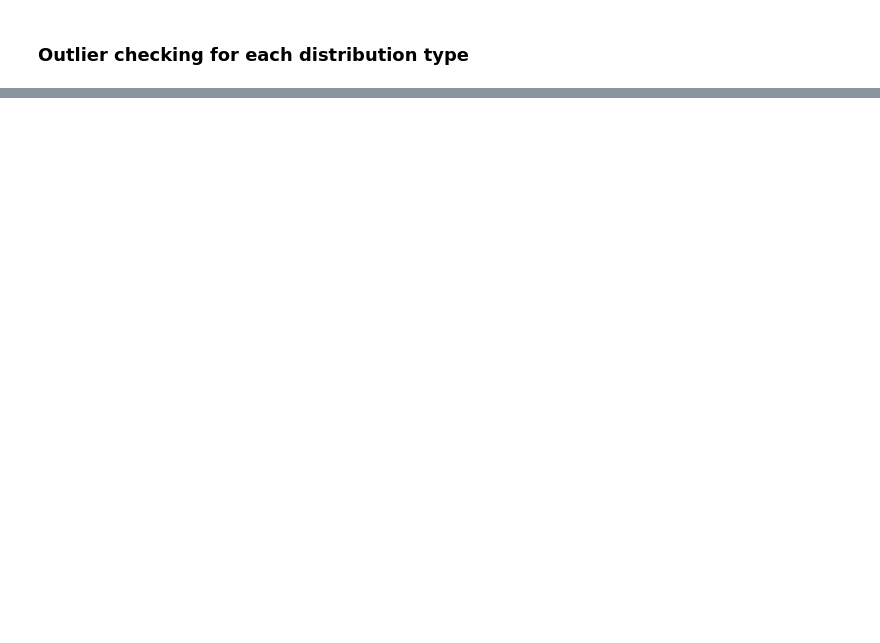
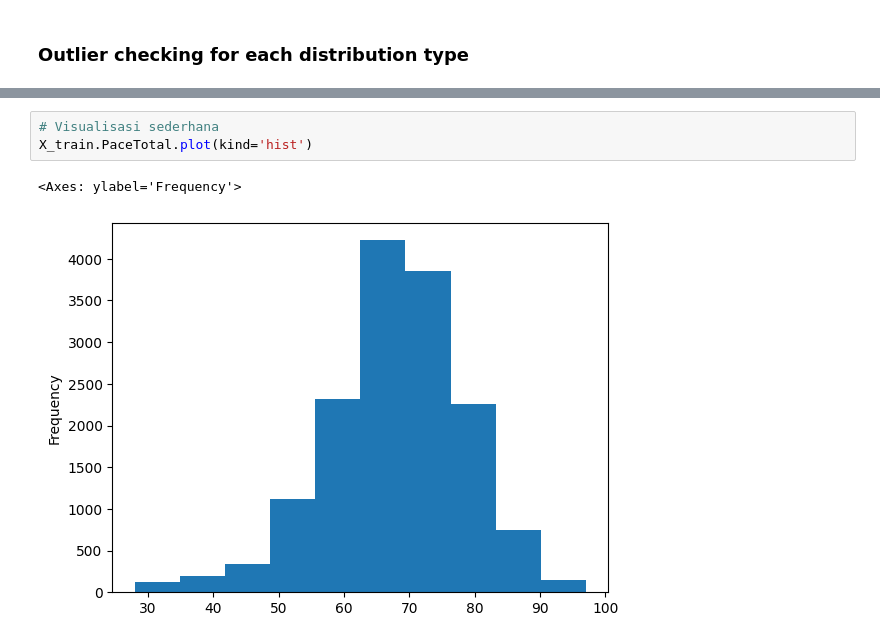
Before and after one commit to Vincentim27/belajar_push_103_pytn_rmt, a Jupyter notebook: Regresi/FIFA.ipynb, the cells around one changed output, grey strips where cells are left out. Cells and saved outputs as stored; diff of their text form; blank space fills up the shorter version.

```diff
--- a/Regresi/FIFA.ipynb
+++ b/Regresi/FIFA.ipynb
@@ -261,0 +372,6 @@ Berdasarkan hasil di atas, kolom yang terdistribusi:
+# %%
+# Visualisasi sederhana
+X_train.PaceTotal.plot(kind='hist')
+# %% [output]
+<Axes: ylabel='Frequency'>
+[figure, added]
```
Also changed, not shown: parts of 52 cells of this notebook.
